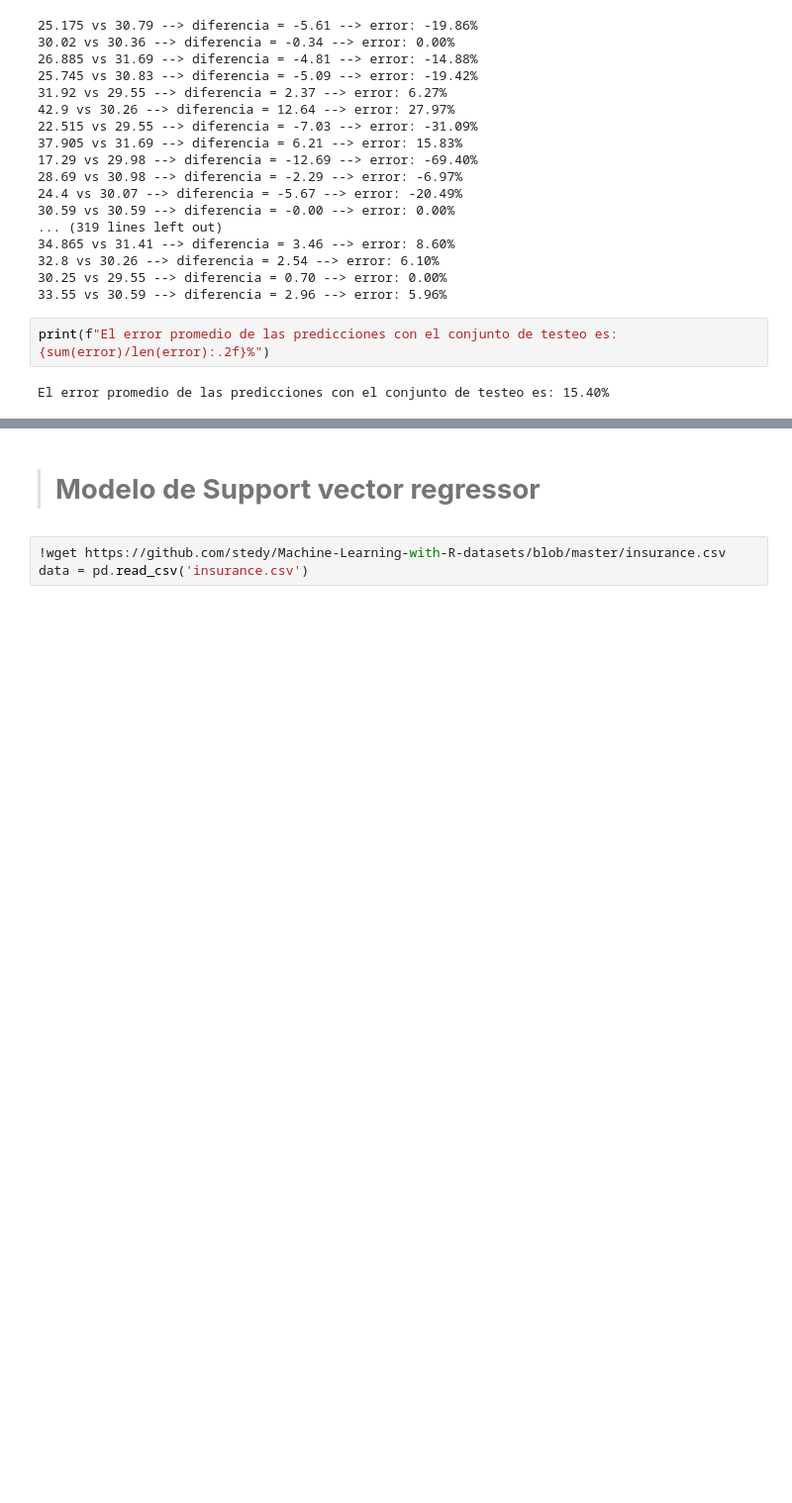
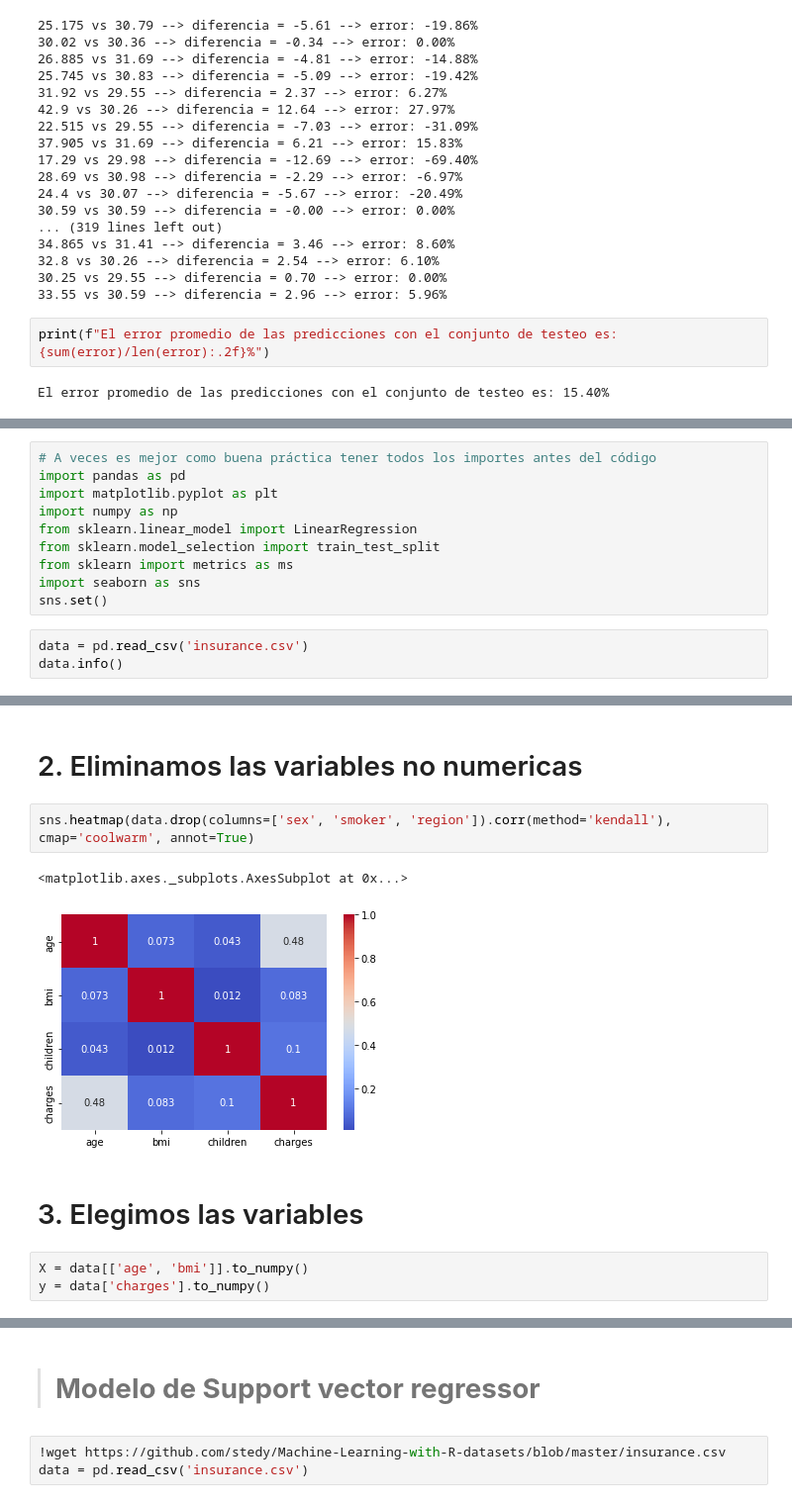
Before and after one commit to DelfinaQuinteros/IA, a Jupyter notebook: Practica/tp2_delfinaquinteros_2022.ipynb, the cells around one changed output, grey strips where cells are left out. Shown: that part at 99% size. Drawn from its saved outputs; the diff is of its cells as text; blank space fills up the shorter version.

```diff
--- a/Practica/tp2_delfinaquinteros_2022.ipynb
+++ b/Practica/tp2_delfinaquinteros_2022.ipynb
@@ -219,0 +224,13 @@ El error promedio de las predicciones con el conjunto de testeo es: 15.40%
+# %%
+# A veces es mejor como buena práctica tener todos los importes antes del código
+import pandas as pd
+import matplotlib.pyplot as plt
+import numpy as np
+from sklearn.linear_model import LinearRegression
+from sklearn.model_selection import train_test_split
+from sklearn import metrics as ms
+import seaborn as sns
+sns.set()
+# %%
+data = pd.read_csv('insurance.csv')
+data.info()
@@ -219,0 +252,12 @@ El error promedio de las predicciones con el conjunto de testeo es: 15.40%
+# %% [markdown]
+# 2. Eliminamos las variables no numericas
+# %%
+sns.heatmap(data.drop(columns=['sex', 'smoker', 'region']).corr(method='kendall'), cmap='coolwarm', annot=True)
+# %% [output]
+<matplotlib.axes._subplots.AxesSubplot at 0x...>
+[figure, added]
+# %% [markdown]
+# 3. Elegimos las variables
+# %%
+X = data[['age', 'bmi']].to_numpy()
+y = data['charges'].to_numpy()
```
Also changed, not shown: parts of 31 cells of this notebook.
